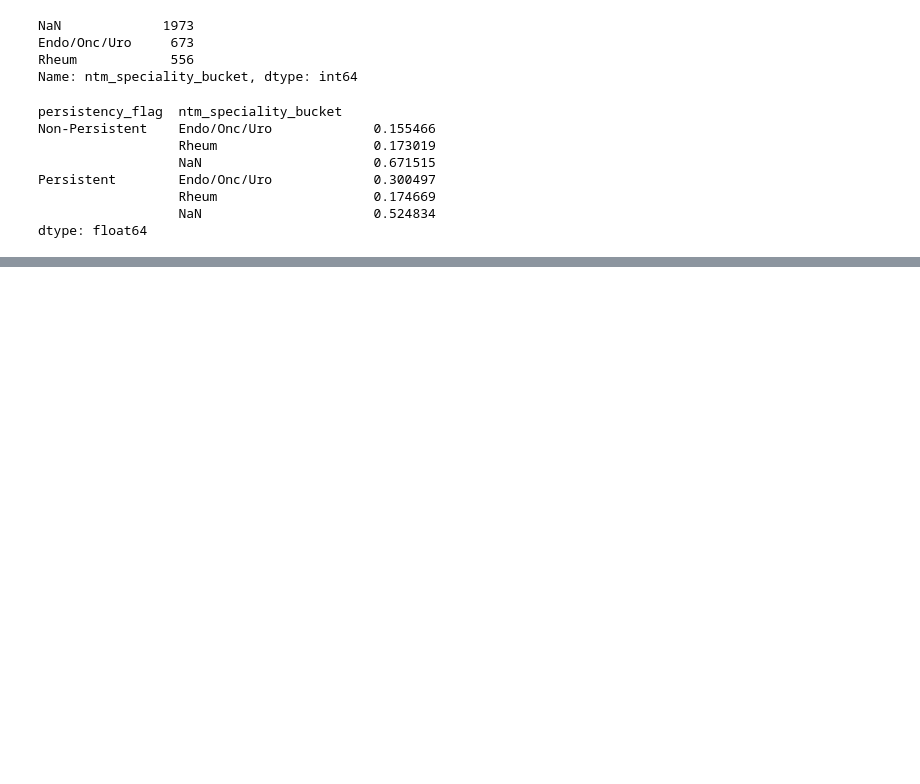
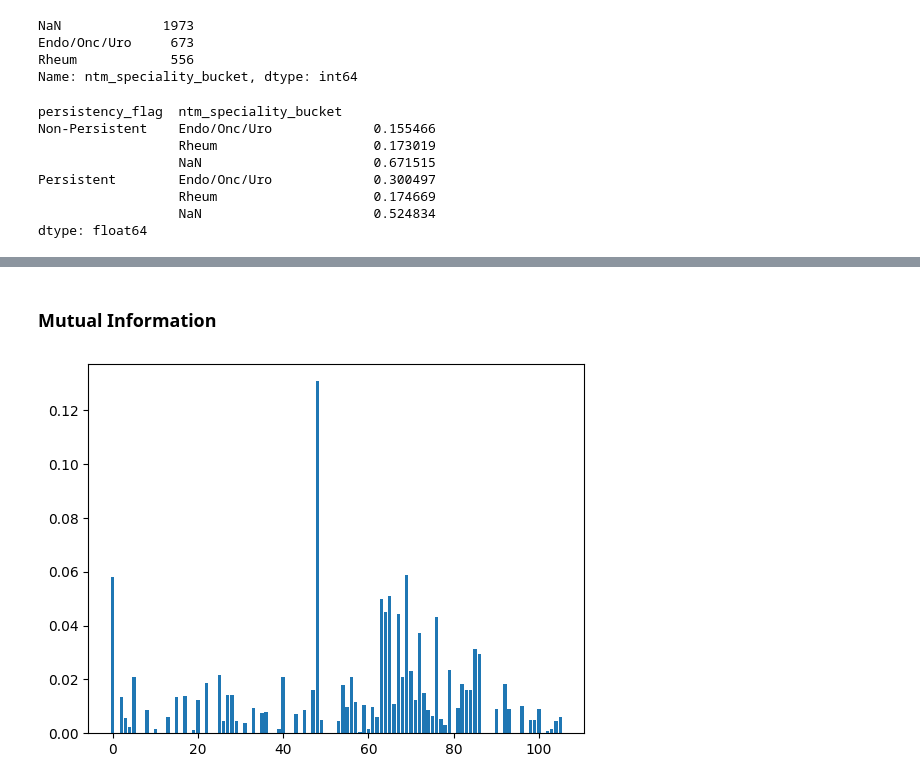
Before and after one commit to rambles-tech/DG_virtual_internship, a Jupyter notebook: week09/EDA.ipynb, the cells around one changed output, grey strips where cells are left out. Drawn from its saved outputs; the diff is of its cells as text; code cells hidden in the pictures; blank space fills up the shorter version.

Commit message:
cleaned data complete

```diff
--- a/week09/EDA.ipynb
+++ b/week09/EDA.ipynb
@@ -607,0 +615,4 @@ df.to_csv('data.csv')
+# %%
+df = pd.read_csv('data.csv', index_col='ptid')
+print (df.shape)
+df.head()
@@ -607,0 +628,31 @@ df.to_csv('data.csv')
+# %% [markdown]
+### Mutual Information
+# %%
+X = df.drop('persistency_flag_persistent', axis=1)
+y = df.persistency_flag_persistent
+
+# selector = SelectKBest(k=25)
+# # first select features
+# X_selected = selector.fit_transform(X,y)
+# then split
+X_train, X_test, y_train, y_test = train_test_split(X, y, test_size=0.25, random_state=42)
+# %%
+from sklearn.feature_selection import mutual_info_classif
+
+#mutual information selecting all features
+mutual = SelectKBest(score_func=mutual_info_classif, k='all')
+#learn relationship from training data
+mutual.fit(X_train, y_train)
+# transform train input data
+X_train_mut = mutual.transform(X_train)
+# transform test input data
+X_test_mut = mutual.transform(X_test)
+#printing scores of the features
+#for i in range(len(mutual.scores_)):
+    #print('Feature %d: %f' % (i, mutual.scores_[i]))
+# %%
+#plot the scores
+plt.bar([i for i in range(len(mutual.scores_))], mutual.scores_)
+plt.show()
+# %% [output]
+[figure, added]
```
Also changed, not shown: parts of 120 cells of this notebook, 1 other file.
